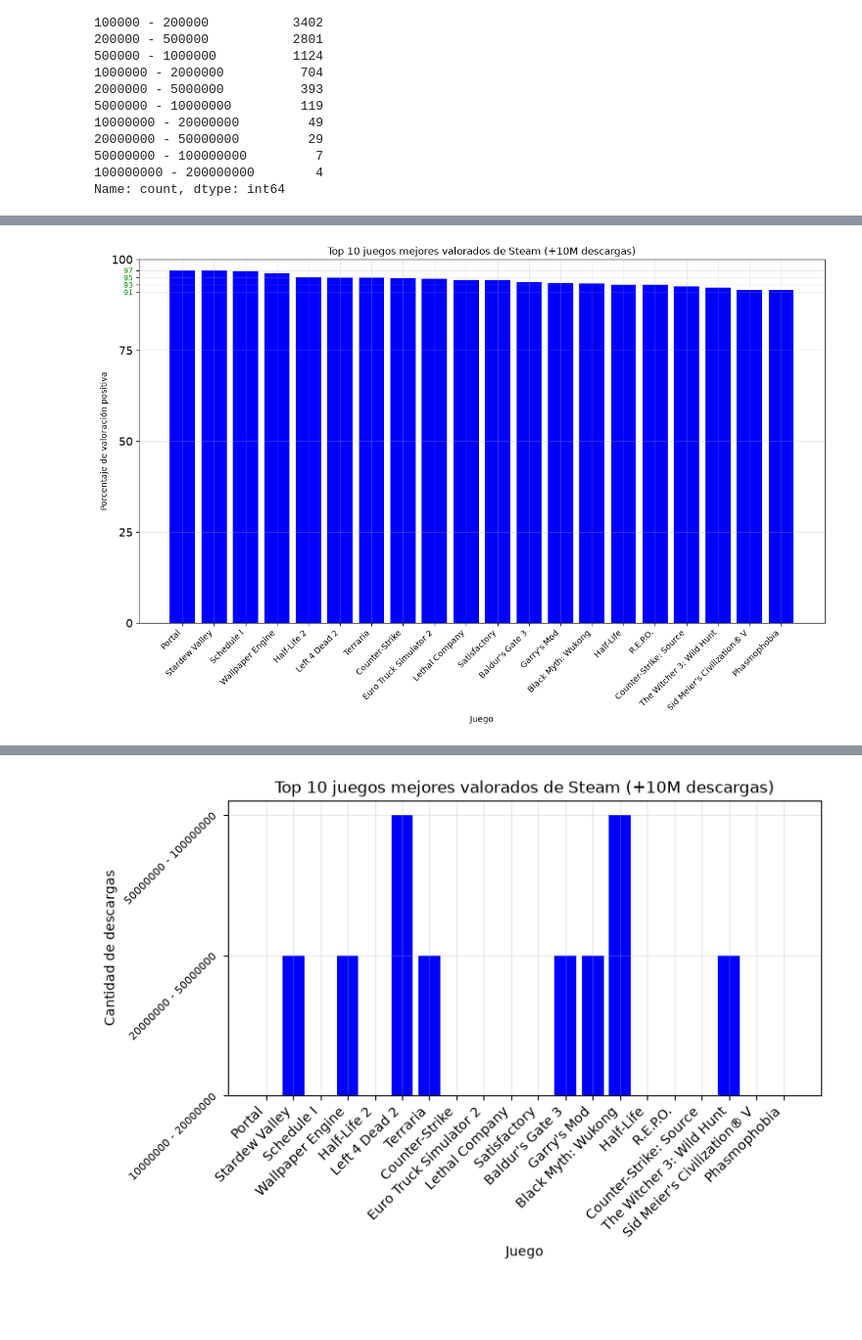
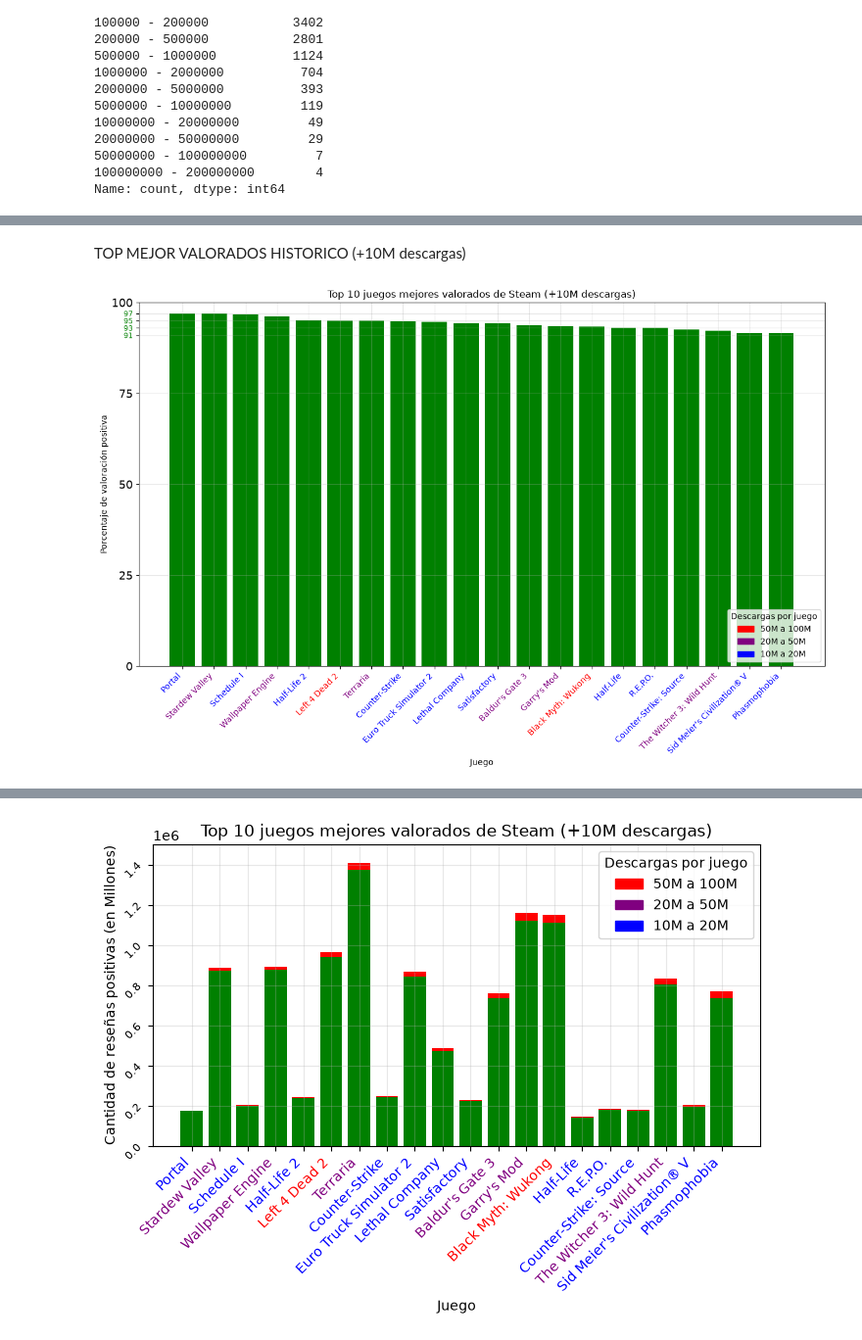
Before and after one commit to estebanler00/proyecto-final-data-analysis, a Jupyter notebook: notebooks/analisis-esteban.ipynb, the cells around one changed output, grey strips where cells are left out. Shown at 98% size. Drawn from its saved outputs; the diff is of its cells as text; code cells hidden in the pictures; blank space fills up the shorter version.

Commit message:
Solved data problem. Visualization almost Done.

```diff
--- a/notebooks/analisis-esteban.ipynb
+++ b/notebooks/analisis-esteban.ipynb
@@ -1,7 +1,6 @@
 # %%
 import pandas as pd
 import matplotlib.pyplot as plt
-import sqlite3
 
 df_games = pd.read_csv("C:/Users/esteb/Documents/Esteban/CURSOS/Data-analisis-ComIT_ok/proyecto-final-data-analysis/data/steam_games_clean.csv")
-df_reviews = pd.read_csv("C:/Users/esteb/Documents/Esteban/CURSOS/Data-analisis-ComIT_ok/proyecto-final-data-analysis/data/steam_games_reviews.csv")
+df_copy = df_games.copy()
@@ -42,6 +50,6 @@ df_games2.head()
 # %%
 #Creación de columnas de total rating y porcentaje positivo de reseñas.
 
-df_games2["total_ratings"] = df_games2["positive"] + df_games2["negative"]
+df_copy["total_ratings"] = df_copy["positive"] + df_copy["negative"]
 
-df_games2["good_rating"] = (((df_games2["positive"] - df_games2["negative"]) / df_games2["total_ratings"]) * 100).round(2)
+df_copy["good_rating"] = (((df_copy["positive"] - df_copy["negative"]) / df_copy["total_ratings"]) * 100).round(2)
@@ -48,14 +88,14 @@ df_games2["good_rating"] = (((df_games2["positive"] - df_games2["negative"]) / d
 # %%
 #Catalogación por numero de ventas.
 
-best_sellers = df_games2[df_games2.estimated_owners.isin(["10000000 - 20000000", "20000000 - 50000000", "50000000 - 100000000", "100000000 - 200000000", "50000000 - 100000000"])]
+best_sellers = df_copy[df_copy.estimated_owners.isin(["10000000 - 20000000", "20000000 - 50000000", "50000000 - 100000000", "100000000 - 200000000", "50000000 - 100000000"])]
 
-top_best_seller1 = df_games2[df_games2.estimated_owners == "100000000 - 200000000"]
+top_best_seller1 = df_copy[df_copy.estimated_owners == "100000000 - 200000000"]
 
-top_best_seller2 = df_games2[df_games2.estimated_owners == "50000000 - 100000000"]
+top_best_seller2 = df_copy[df_copy.estimated_owners == "50000000 - 100000000"]
 # %%
-#Filtrado de los juegos más vendidos en relación al balance de puntuaciones de usuarios.
+#Filtrado de los juegos más vendidos en relación al balance de puntuaciones de usuarios + valoraciones en nuevos lanzamientos.
 
-loved_best_sellers = best_sellers[best_sellers.good_rating >= 90].sort_values(by="good_rating", ascending=False)
+loved_best_sellers = best_sellers[best_sellers.good_rating >= 90].sort_values(by="good_rating", ascending=False).head(10)
 
 new_loved_best_sellers = loved_best_sellers[loved_best_sellers.release_date > "2021-01-01"]
@@ -83,9 +204,12 @@ plt.show()
+# %% [markdown]
+TOP MEJOR VALORADOS HISTORICO (+10M descargas)
 # %%
 #Visualización juegos mejores valorados con más de 10M descargas según valoración. ¿Que juegos son los más gustados históricamentes?
+import matplotlib.patches as mpatches
 loved_best_sellers_grph = loved_best_sellers.sort_values(by="good_rating", ascending=False).head(20)
 
 fig, ax = plt.subplots(figsize = (15,8))
-ax.bar(loved_best_sellers_grph.name, loved_best_sellers_grph.good_rating, color="blue")
+ax.bar(loved_best_sellers_grph.name, loved_best_sellers_grph.good_rating, color="green")
 ax.set_title("Top 10 juegos mejores valorados de Steam (+10M descargas)")
 ax.set_xlabel("Juego")
 ax.set_ylabel("Porcentaje de valoración positiva")
@@ -102,22 +226,68 @@ for label in ax.get_yticklabels():
     else:
         label.set_fontsize(14)
 
+for label in ax.get_xticklabels():
+    texto = label.get_text()
+    descargas = df_copy.loc[df_copy["name"] == texto, "estimated_owners"].values[0]
+
+    if descargas == "50000000 - 100000000":
+        label.set_color("red")
+    elif descargas == "100000000 - 200000000":
+        label.set_color("orange")
+    elif descargas == "20000000 - 50000000":
+        label.set_color("purple")
+    elif descargas == "10000000 - 20000000":
+        label.set_color("blue")
+    else:
+        label.set_color("black")
+
+rojo = mpatches.Patch(color="red", label="50M a 100M")
+azul = mpatches.Patch(color="blue", label="10M a 20M")
+violeta = mpatches.Patch(color="purple", label="20M a 50M")
+
+ax.legend(handles=[rojo, violeta,azul], title = "Descargas por juego", loc="lower right")
+
 plt.show()
 
-#Visualización juegos mejores valorados con más de 10M descargas según descargas.
+print(f"Cantidad de descargas de los jeugos mejor valorados: \n \n{loved_best_sellers_grph.name +" "+ loved_best_sellers_grph.estimated_owners}")
+
+
+#Segun cantidad neta de valoración positiva.
 
 fig, ax = plt.subplots(figsize = (8,4))
-ax.bar(loved_best_sellers_grph.name, loved_best_sellers_grph.estimated_owners, color="blue")
+ax.bar(loved_best_sellers_grph.name, loved_best_sellers_grph.positive, color="green",label="positivas")
+ax.bar(loved_best_sellers_grph.name, loved_best_sellers_grph.negative, bottom= loved_best_sellers_grph.positive, color="red", label="negativas")
 ax.set_title("Top 10 juegos mejores valorados de Steam (+10M descargas)")
 ax.set_xlabel("Juego")
-ax.set_ylabel("Cantidad de descargas")
+ax.set_ylabel("Cantidad de reseñas positivas (en Millones)")
+ax.set_ylim(0, 1500000)
 ax.grid(alpha=0.3)
 
 
 plt.xticks(rotation=45, ha="right")
 plt.yticks(rotation=45, ha="right", fontsize=8)
 
+for label in ax.get_xticklabels():
+    texto = label.get_text()
+    descargas = df_copy.loc[df_copy["name"] == texto, "estimated_owners"].values[0]
+
+    if descargas == "50000000 - 100000000":
+        label.set_color("red")
+    elif descargas == "100000000 - 200000000":
+        label.set_color("orange")
+    elif descargas == "20000000 - 50000000":
+        label.set_color("purple")
+    elif descargas == "10000000 - 20000000":
+        label.set_color("blue")
+    else:
+        label.set_color("black")
+
+rojo = mpatches.Patch(color="red", label="50M a 100M")
+azul = mpatches.Patch(color="blue", label="10M a 20M")
+violeta = mpatches.Patch(color="purple", label="20M a 50M")
+
+ax.legend(handles=[rojo, violeta,azul], title = "Descargas por juego")
 
 plt.show()
 # %% [output]
-[figure, old version]
+[figure, new version]
@@ -124 +311 @@ plt.show()
-[figure, old version]
+[figure, new version]
```
Also changed, not shown: parts of 24 cells of this notebook.
